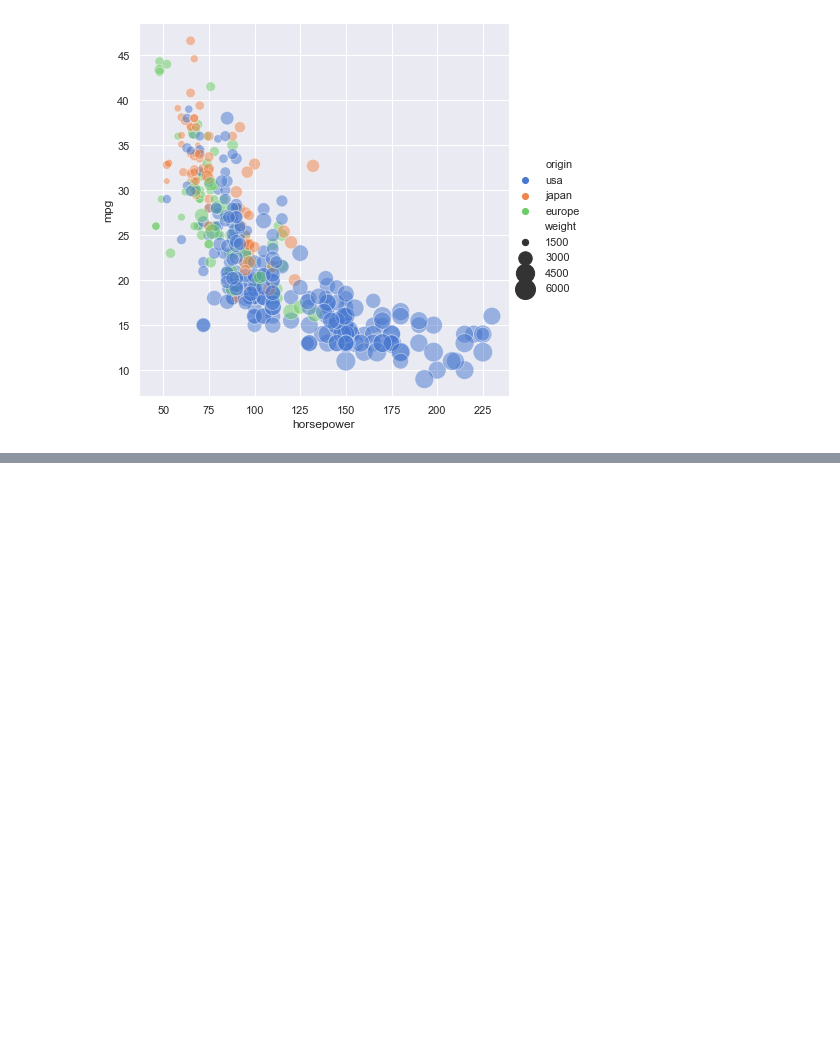
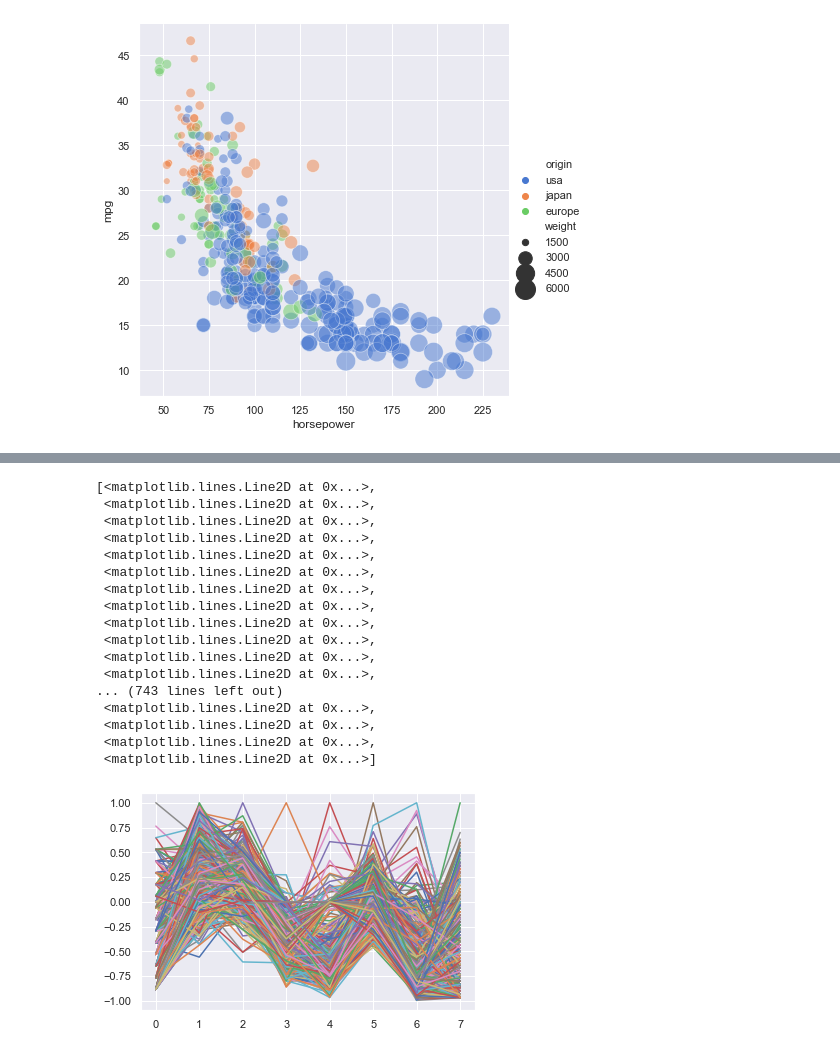
Before and after one commit to gon2gon2/first, a Jupyter notebook: ai_challenge/pretest/당뇨병(분류)/합쳐셔 확인해보기.ipynb, the cells around one changed output, grey strips where cells are left out. Cells and saved outputs as stored; diff of their text form; code cells hidden in the pictures; blank space fills up the shorter version.

```diff
--- a/ai_challenge/pretest/당뇨병(분류)/합쳐셔 확인해보기.ipynb
+++ b/ai_challenge/pretest/당뇨병(분류)/합쳐셔 확인해보기.ipynb
@@ -152,0 +184,2 @@ ValueError: could not broadcast input array from shape (759,8) into shape (759)
+# %%
+pah = hap.T
@@ -152,0 +199,21 @@ ValueError: could not broadcast input array from shape (759,8) into shape (759)
+# %%
+plt.plot(pah)
+# %% [output]
+[<matplotlib.lines.Line2D at 0x...>,
+ <matplotlib.lines.Line2D at 0x...>,
+ <matplotlib.lines.Line2D at 0x...>,
+ <matplotlib.lines.Line2D at 0x...>,
+ <matplotlib.lines.Line2D at 0x...>,
+ <matplotlib.lines.Line2D at 0x...>,
+ <matplotlib.lines.Line2D at 0x...>,
+ <matplotlib.lines.Line2D at 0x...>,
+ <matplotlib.lines.Line2D at 0x...>,
+ <matplotlib.lines.Line2D at 0x...>,
+ <matplotlib.lines.Line2D at 0x...>,
+ <matplotlib.lines.Line2D at 0x...>,
+... (743 lines left out)
+ <matplotlib.lines.Line2D at 0x...>,
+ <matplotlib.lines.Line2D at 0x...>,
+ <matplotlib.lines.Line2D at 0x...>,
+ <matplotlib.lines.Line2D at 0x...>]
+[figure, added]
```
Also changed, not shown: parts of 20 cells of this notebook, 6 other files.
